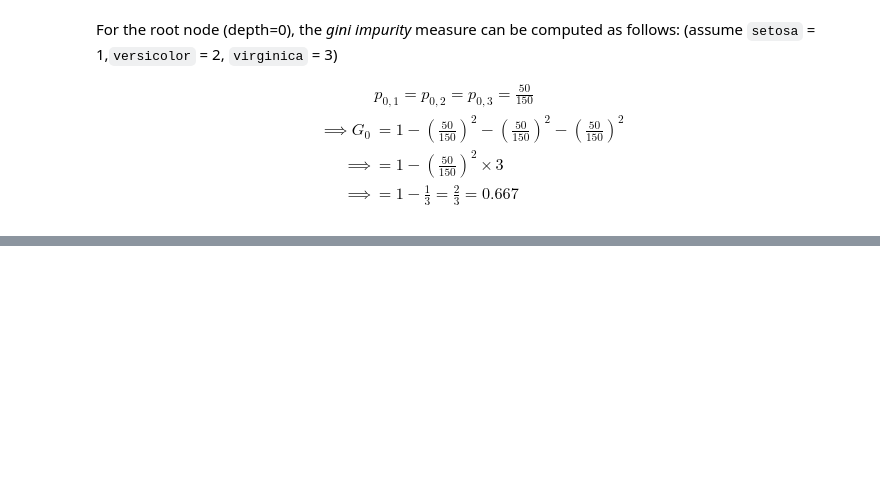
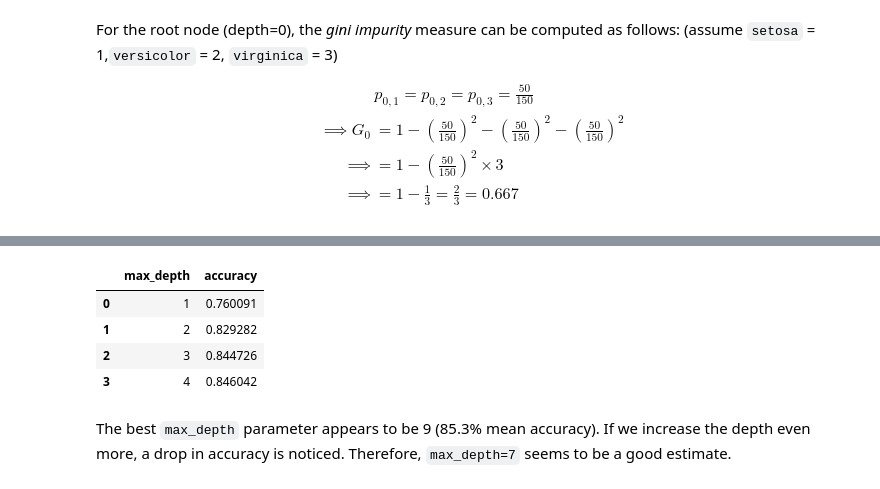
Before and after one commit to prateep03/Python-Tutorial, a Jupyter notebook: notebooks/Decision Trees.ipynb, the cells around one changed output, grey strips where cells are left out. Cells and saved outputs as stored; diff of their text form; code cells hidden in the pictures; blank space fills up the shorter version.

```diff
--- a/notebooks/Decision Trees.ipynb
+++ b/notebooks/Decision Trees.ipynb
@@ -136,0 +246,39 @@ Text(0.5, 1.0, '3-Class Classification using a DecisionTreeClassifer with max_de
+# %%
+# Set up a KFold cross-validator.
+cv = KFold(n_splits=3, shuffle=True)
+
+accuracies = []
+max_depth_range = range(1, 5)
+# %%
+for depth in max_depth_range:
+    # Construct a trainer.
+    trainer = DecisionTreeClassifier(max_depth=depth)
+    fold_score = []
+
+    for train_idx, val_idx in cv.split(X_train, y_train):
+        d_train = X_train.iloc[train_idx]
+        d_val = X_train.iloc[val_idx]
+
+        t_train = y_train.iloc[train_idx]
+        t_val = y_train.iloc[val_idx]
+
+        # Fit the model
+        model = trainer.fit(d_train, t_train)
+
+        t_pred = model.predict(d_val)
+        score = accuracy_score(t_val, t_pred)
+        fold_score.append(score)
+
+    mean_fold_score = sum(fold_score) / len(fold_score)
+    accuracies.append(mean_fold_score)
+# %%
+# Check accuracies
+pd.DataFrame({'max_depth': max_depth_range, 'accuracy': accuracies}).head(n=len(accuracies))
+# %% [output]
+|  | max_depth | accuracy |
+| 0 | 1 | 0.760091 |
+| 1 | 2 | 0.829282 |
+| 2 | 3 | 0.844726 |
+| 3 | 4 | 0.846042 |
+# %% [markdown]
+The best `max_depth` parameter appears to be 9 (85.3% mean accuracy). If we increase the depth even more, a drop in accuracy is noticed. Therefore, `max_depth=7` seems to be a good estimate.
```
Also changed, not shown: parts of 22 cells of this notebook, 4 other files.
